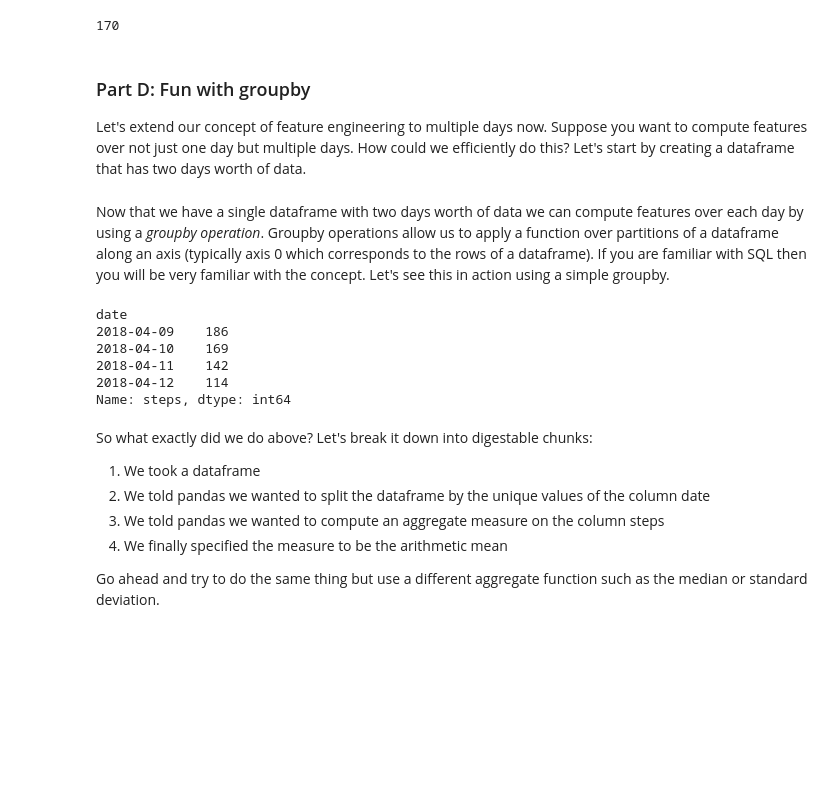
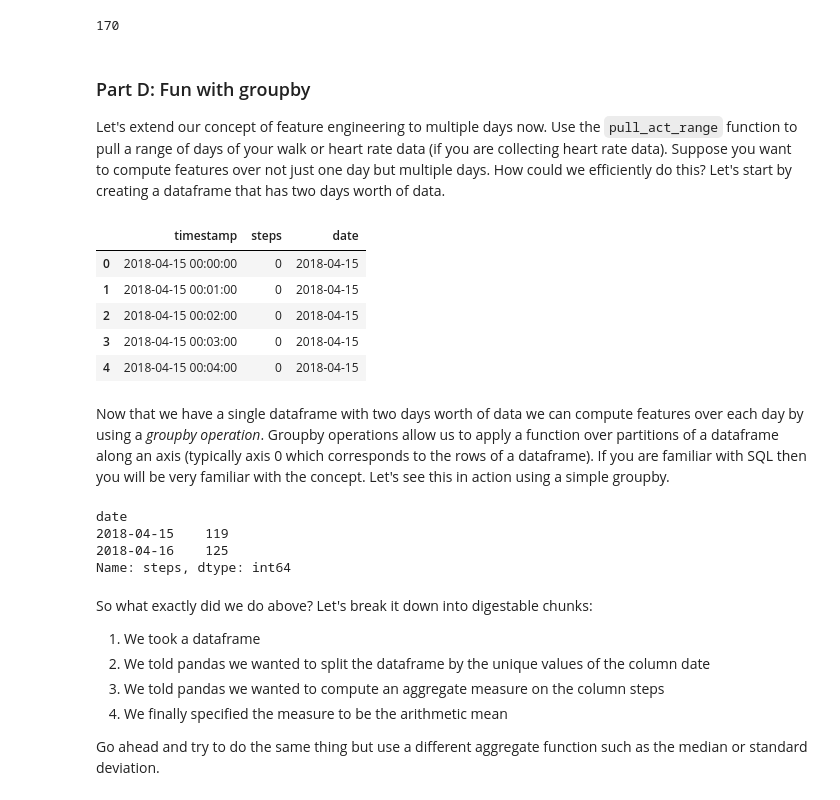
Before and after one commit to evidation-health/EvidationDataScienceModule, a Jupyter notebook: problem_sets/1-Fitbit-Feature-Engineering.ipynb, the cells around one changed output. Saved outputs shown, nothing was run; the diff lists cells and outputs as text; code cells hidden in the pictures; blank space fills up the shorter version.

````diff
--- a/problem_sets/1-Fitbit-Feature-Engineering.ipynb
+++ b/problem_sets/1-Fitbit-Feature-Engineering.ipynb
@@ -221,16 +284,10 @@ compute_nonzero_minutes(day_steps)
 # %% [markdown]
 ### Part D: Fun with groupby
 
-Let's extend our concept of feature engineering to multiple days now. Suppose you want to compute features over not just one day but multiple days. How could we efficiently do this? Let's start by creating a dataframe that has two days worth of data.
+Let's extend our concept of feature engineering to multiple days now. Use the ```pull_act_range``` function to pull a range of days of your walk or heart rate data (if you are collecting heart rate data). Suppose you want to compute features over not just one day but multiple days. How could we efficiently do this? Let's start by creating a dataframe that has two days worth of data.
 # %%
 # Create a dataframe with four days of data - you should choose dates for which you have a full days worth of data
-day_1 = pull_date_activity(auth2_client, '2018-04-09')
-day_2 = pull_date_activity(auth2_client, '2018-04-10')
-day_3 = pull_date_activity(auth2_client, '2018-04-11')
-day_4 = pull_date_activity(auth2_client, '2018-04-12')
+two_day_sample = pull_act_range('2018-04-15', '2018-04-16', auth2_client)
 # %%
 # Add a new column that we will use for groupby operations
-day_1['date'] = '2018-04-09'
-day_2['date'] = '2018-04-10'
-day_3['date'] = '2018-04-11'
-day_4['date'] = '2018-04-12'
+two_day_sample.reset_index(inplace=True)
@@ -238,0 +294,13 @@ combined_acts = pd.concat([day_1, day_2, day_3, day_4])
+# %%
+# Here we are adding a "date" column that can be used for grouping operations
+two_day_sample['date'] = two_day_sample.timestamp.dt.date
+# %%
+# Check to make sure everything worked out
+two_day_sample.head()
+# %% [output]
+|  | timestamp | steps | date |
+| 0 | 2018-04-15 00:00:00 | 0 | 2018-04-15 |
+| 1 | 2018-04-15 00:01:00 | 0 | 2018-04-15 |
+| 2 | 2018-04-15 00:02:00 | 0 | 2018-04-15 |
+| 3 | 2018-04-15 00:03:00 | 0 | 2018-04-15 |
+| 4 | 2018-04-15 00:04:00 | 0 | 2018-04-15 |
@@ -239,13 +309,11 @@ combined_acts = pd.concat([day_1, day_2, day_3, day_4])
 # %% [markdown]
 Now that we have a single dataframe with two days worth of data we can compute features over each day by using a *groupby operation*. Groupby operations allow us to apply a function over partitions of a dataframe along an axis (typically axis 0 which corresponds to the rows of a dataframe). If you are familiar with SQL then you will be very familiar with the concept. Let's see this in action using a simple groupby.
 # %%
-combined_acts.groupby('date').steps.max()
+two_day_sample.groupby('date').steps.max()
 # %% [output]
 date
-2018-04-09    186
-2018-04-10    169
-2018-04-11    142
-2018-04-12    114
+2018-04-15    119
+2018-04-16    125
 Name: steps, dtype: int64
 # %% [markdown]
 So what exactly did we do above? Let's break it down into digestable chunks:
````
Also changed, not shown: parts of 17 cells of this notebook.
